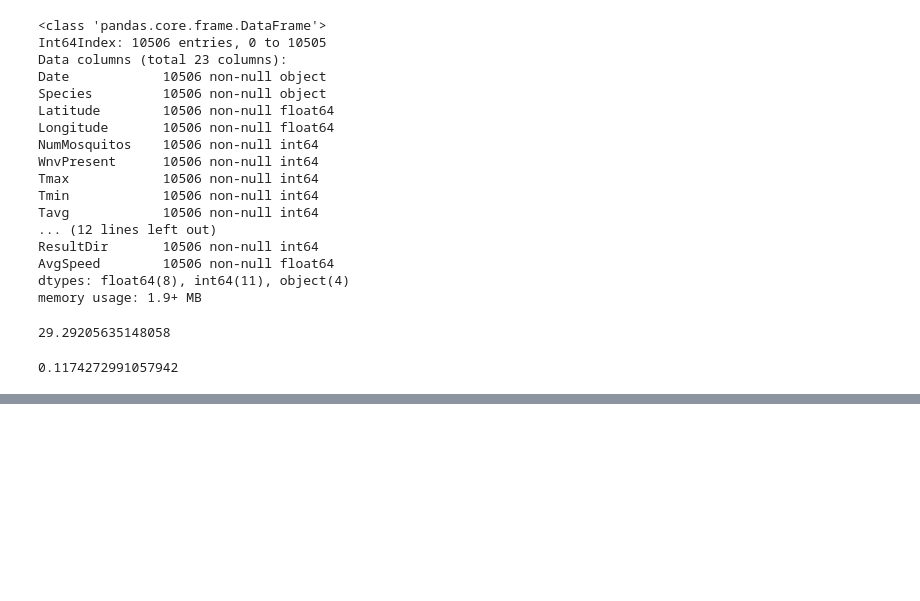
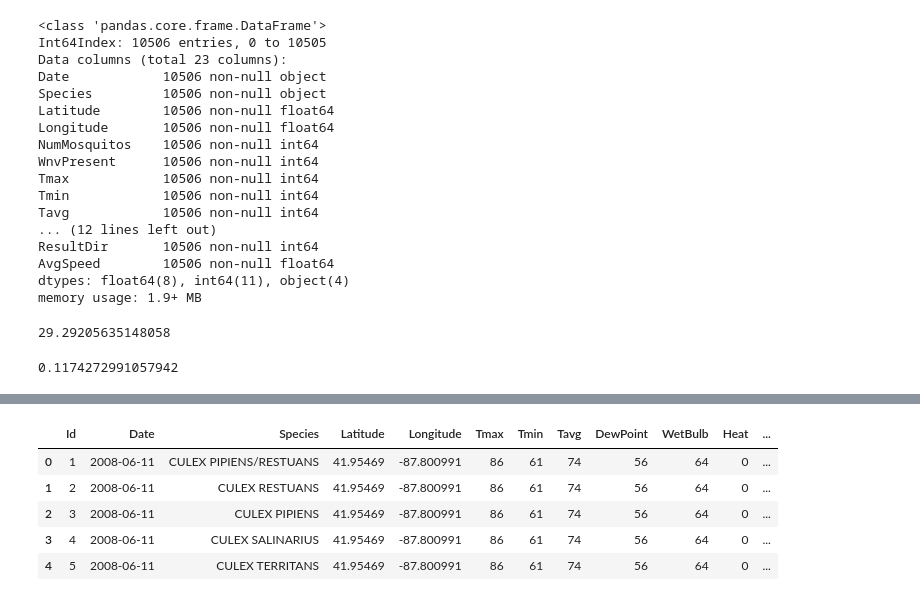
Before and after one commit to escalonilla92/nilo_mosquitos, a Jupyter notebook: mosquitos.ipynb, the cells around one changed output, grey strips where cells are left out. Cells and saved outputs as stored; diff of their text form; code cells hidden in the pictures; blank space fills up the shorter version.

```diff
--- a/mosquitos.ipynb
+++ b/mosquitos.ipynb
@@ -188,0 +302,2 @@ df_merged.to_csv('mosquitos.csv')
+# %%
+df3 = pd.read_csv('weather.csv')
@@ -188,0 +317,2 @@ df_merged.to_csv('mosquitos.csv')
+# %%
+df_merged = pd.merge(df, df3, left_on = ['Date','airport'], right_on = ['Date','Station'], how= 'left')
@@ -188,0 +329,2 @@ df_merged.to_csv('mosquitos.csv')
+# %%
+pd.set_option('max_columns',len(df_merged.columns))
@@ -188,0 +344,2 @@ df_merged.to_csv('mosquitos.csv')
+# %%
+df_merged.drop(['Trap','Depart','SnowFall','Depth', 'Address','Block','Street','AddressNumberAndStreet','AddressAccuracy','distance_1','distance_2','airport','Station'], axis = 1, inplace = True)
@@ -188,0 +366,9 @@ df_merged.to_csv('mosquitos.csv')
+# %%
+df_merged.head()
+# %% [output]
+|  | Id | Date | Species | Latitude | Longitude | Tmax | Tmin | Tavg | DewPoint | WetBulb | Heat | ... |
+| 0 | 1 | 2008-06-11 | CULEX PIPIENS/RESTUANS | 41.95469 | -87.800991 | 86 | 61 | 74 | 56 | 64 | 0 | ... |
+| 1 | 2 | 2008-06-11 | CULEX RESTUANS | 41.95469 | -87.800991 | 86 | 61 | 74 | 56 | 64 | 0 | ... |
+| 2 | 3 | 2008-06-11 | CULEX PIPIENS | 41.95469 | -87.800991 | 86 | 61 | 74 | 56 | 64 | 0 | ... |
+| 3 | 4 | 2008-06-11 | CULEX SALINARIUS | 41.95469 | -87.800991 | 86 | 61 | 74 | 56 | 64 | 0 | ... |
+| 4 | 5 | 2008-06-11 | CULEX TERRITANS | 41.95469 | -87.800991 | 86 | 61 | 74 | 56 | 64 | 0 | ... |
```
Also changed, not shown: parts of 68 cells of this notebook, 4 other files.
